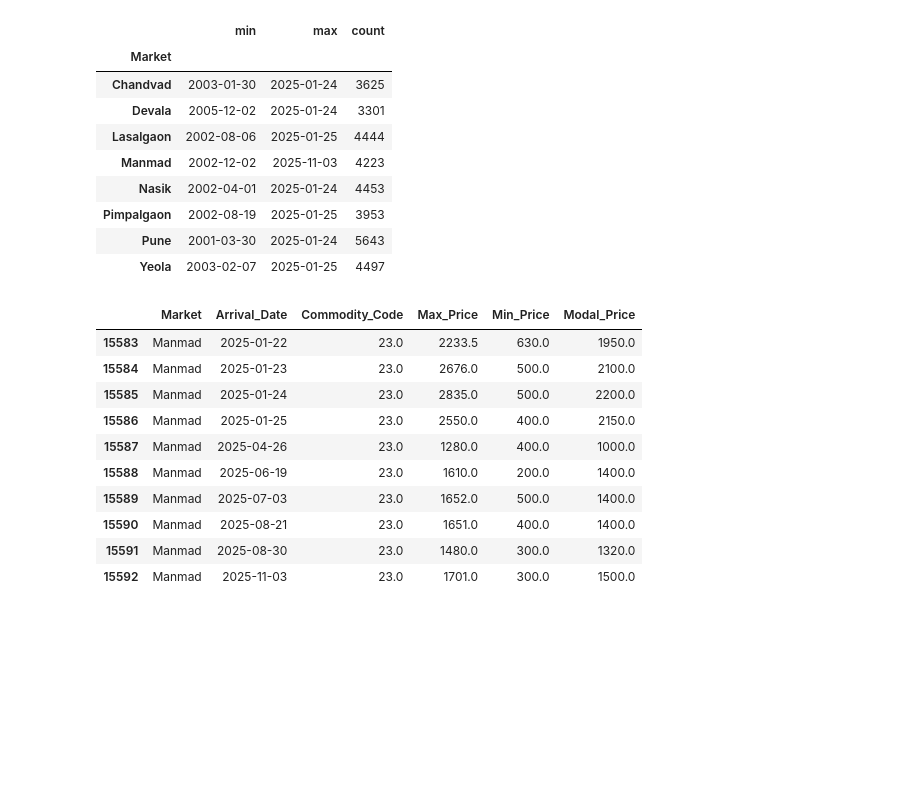
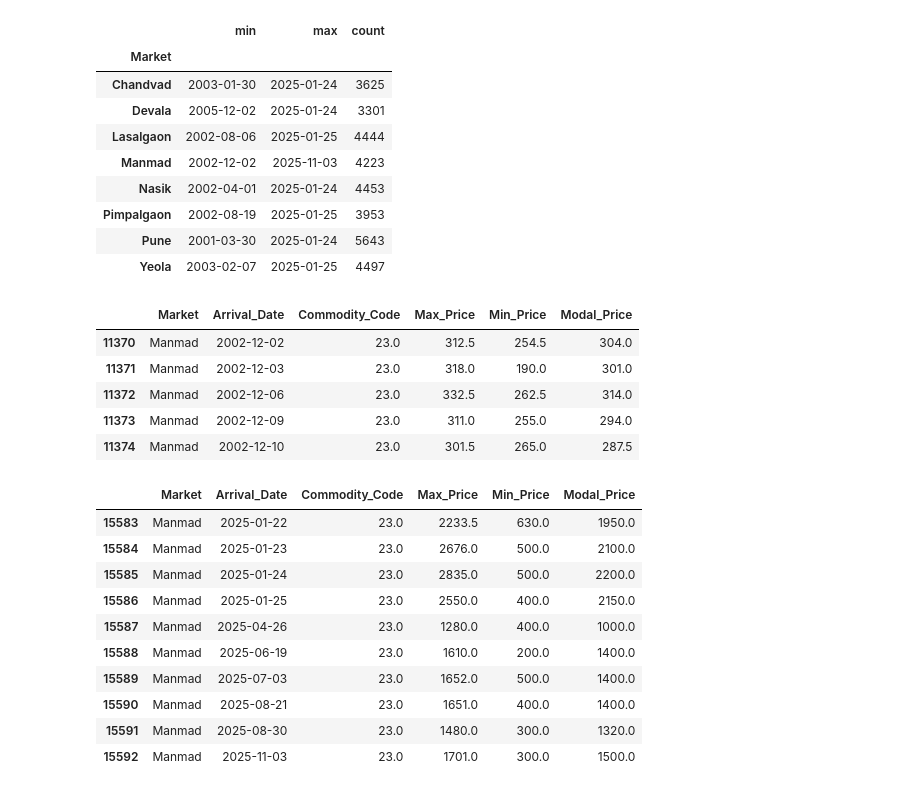
Before and after one commit to j-xingh/mandisense, a Jupyter notebook: notebooks/01_data_exploration.ipynb, the cells around one changed output. Drawn from its saved outputs; the diff is of its cells as text; code cells hidden in the pictures; blank space fills up the shorter version.

```diff
--- a/notebooks/01_data_exploration.ipynb
+++ b/notebooks/01_data_exploration.ipynb
@@ -200,6 +200,15 @@ daily_data.groupby('Market')['Arrival_Date'].agg(['min','max','count'])
 | Pimpalgaon | 2002-08-19 | 2025-01-25 | 3953 |
 | Pune | 2001-03-30 | 2025-01-24 | 5643 |
 | Yeola | 2003-02-07 | 2025-01-25 | 4497 |
+# %%
+daily_data[daily_data['Market'] == 'Manmad'].sort_values('Arrival_Date').head(5)
+# %% [output]
+|  | Market | Arrival_Date | Commodity_Code | Max_Price | Min_Price | Modal_Price |
+| 11370 | Manmad | 2002-12-02 | 23.0 | 312.5 | 254.5 | 304.0 |
+| 11371 | Manmad | 2002-12-03 | 23.0 | 318.0 | 190.0 | 301.0 |
+| 11372 | Manmad | 2002-12-06 | 23.0 | 332.5 | 262.5 | 314.0 |
+| 11373 | Manmad | 2002-12-09 | 23.0 | 311.0 | 255.0 | 294.0 |
+| 11374 | Manmad | 2002-12-10 | 23.0 | 301.5 | 265.0 | 287.5 |
 # %%
 daily_data[daily_data['Market'] == 'Manmad'].sort_values('Arrival_Date').tail(10)
 # %% [output]
```
Also changed, not shown: parts of 7 cells of this notebook, 3 other files.
